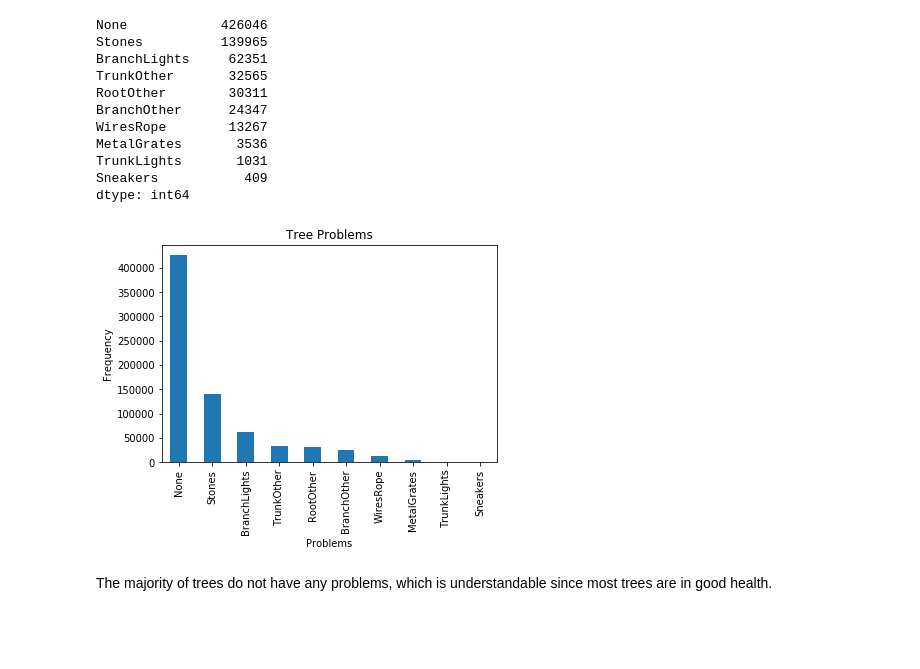
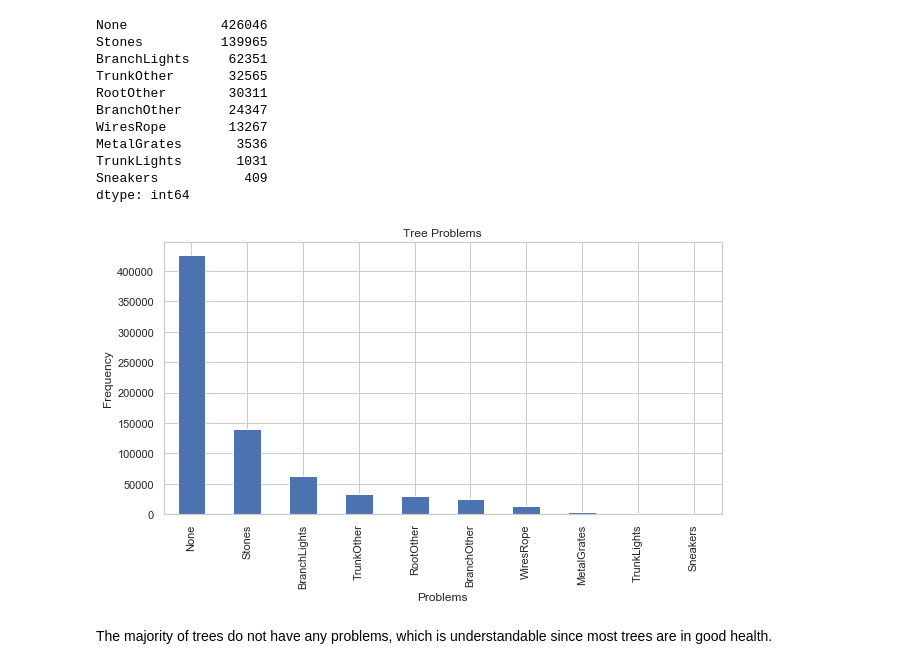
Before and after one commit to annasophiat/tree-health-census, a Jupyter notebook: tree_census_data_storytelling.ipynb, the cells around one changed output. Cells and saved outputs as stored; diff of their text form; code cells hidden in the pictures; blank space fills up the shorter version.

```diff
--- a/tree_census_data_storytelling.ipynb
+++ b/tree_census_data_storytelling.ipynb
@@ -22,6 +22,8 @@ import numpy as np
 from numpy.random import seed
 import matplotlib.pyplot as plt
 import seaborn as sns
+
+sns.set(style="whitegrid")
 # %%
 data = pd.read_csv('tree_census_cleaned.csv', index_col=0) # import data
 tree = data # save a copy of data as tree
@@ -923,0 +913,10 @@ Name: tree_dbh, dtype: float64
+# %%
+diadata = tree[['health', 'tree_dbh']]
+
+sns.set(style="whitegrid")
+plt.figure(figsize=(10, 10))
+ax = sns.boxplot(x='health', y='tree_dbh', data=diadata)
+ax.set_xlabel('Health')
+ax.set_ylabel('Diameter (cm)')
+ax.set_title('Distribution of Tree Diameters')
+plt.show()
@@ -1242,12 +1147,12 @@ TrunkLights       1031
 Sneakers           409
 dtype: int64
 # %%
-series_problems.value_counts().plot(kind='bar', title='Tree Problems')
+series_problems.value_counts().plot(kind='bar', title='Tree Problems', figsize=(10, 5))
 plt.xlabel('Problems')
 plt.ylabel('Frequency')
 plt.show()
 # %% [output]
-[figure, old version]
+[figure, new version]
 # %% [markdown]
 The majority of trees do not have any problems, which is understandable since most trees are in good health.
 # %% [markdown]
```
Also changed, not shown: parts of 79 cells of this notebook.
